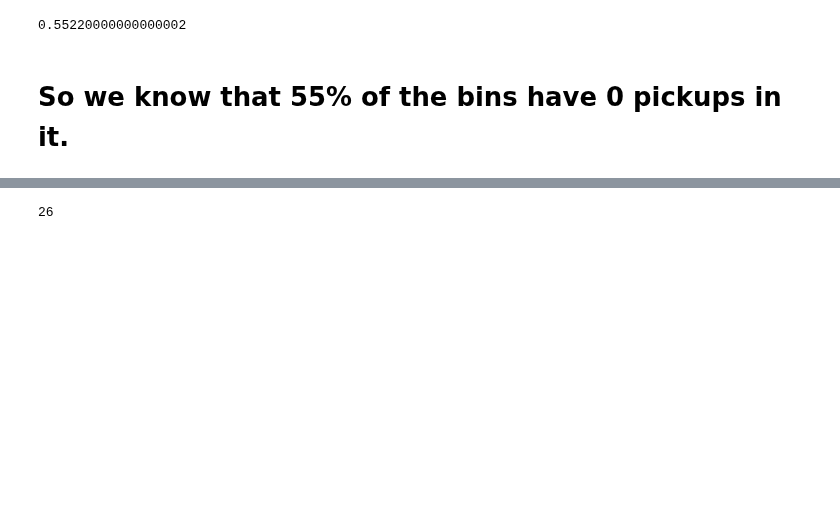
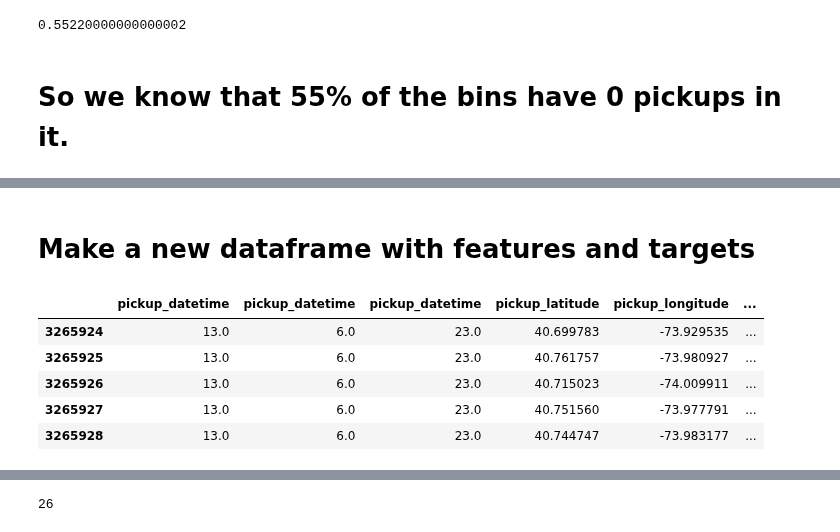
Before and after one commit to nikhase/nyc-taxi, a Jupyter notebook: weeklyAnalysis.ipynb, the cells around one changed output, grey strips where cells are left out. Drawn from its saved outputs; the diff is of its cells as text; code cells hidden in the pictures; blank space fills up the shorter version.

```diff
--- a/weeklyAnalysis.ipynb
+++ b/weeklyAnalysis.ipynb
@@ -716,0 +766,2 @@ array([ 314.6164374 ,  314.61221738,  314.60799726,  314.60377702,
+# %% [markdown]
+# Make a new dataframe with features and targets
@@ -716,0 +781,9 @@ array([ 314.6164374 ,  314.61221738,  314.60799726,  314.60377702,
+# %%
+taxitime_regression_df.tail()
+# %% [output]
+|  | pickup_datetime | pickup_datetime | pickup_datetime | pickup_latitude | pickup_longitude | ... |
+| 3265924 | 13.0 | 6.0 | 23.0 | 40.699783 | -73.929535 | ... |
+| 3265925 | 13.0 | 6.0 | 23.0 | 40.761757 | -73.980927 | ... |
+| 3265926 | 13.0 | 6.0 | 23.0 | 40.715023 | -74.009911 | ... |
+| 3265927 | 13.0 | 6.0 | 23.0 | 40.751560 | -73.977791 | ... |
+| 3265928 | 13.0 | 6.0 | 23.0 | 40.744747 | -73.983177 | ... |
```
Also changed, not shown: parts of 23 cells of this notebook, 2 other files.
